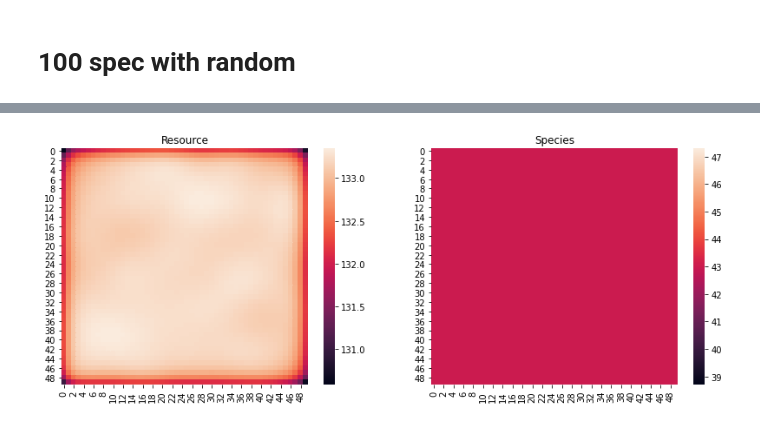
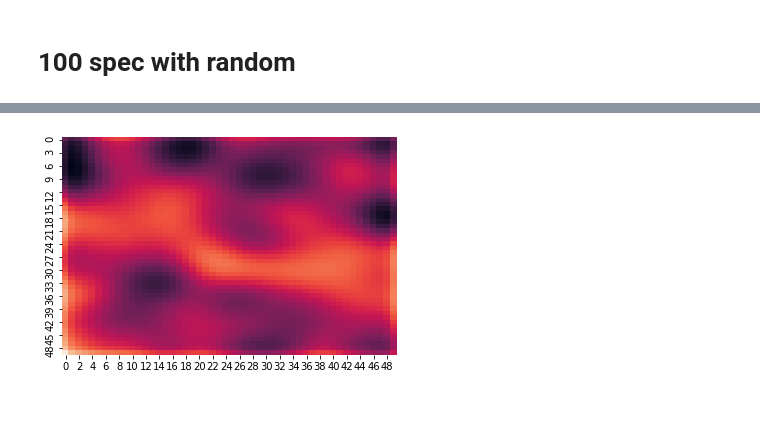
Before and after one commit to namaph/namaph, a Jupyter notebook: example-notebooks/NewSim.ipynb, the cells around one changed output, grey strips where cells are left out. Drawn from its saved outputs; the diff is of its cells as text; code cells hidden in the pictures.

```diff
--- a/example-notebooks/NewSim.ipynb
+++ b/example-notebooks/NewSim.ipynb
@@ -191,4 +213,4 @@ sns.heatmap(b[29].species[74])
-# %%
-b[29].heatmap(False)
-# %% [output]
-[figure, removed]
+# %%
+animate([e.species[21] for e in b], 'animate.gif')
+# %% [output]
+[figure, added]
```
Also changed, not shown: parts of 40 cells of this notebook, 5 other files.
